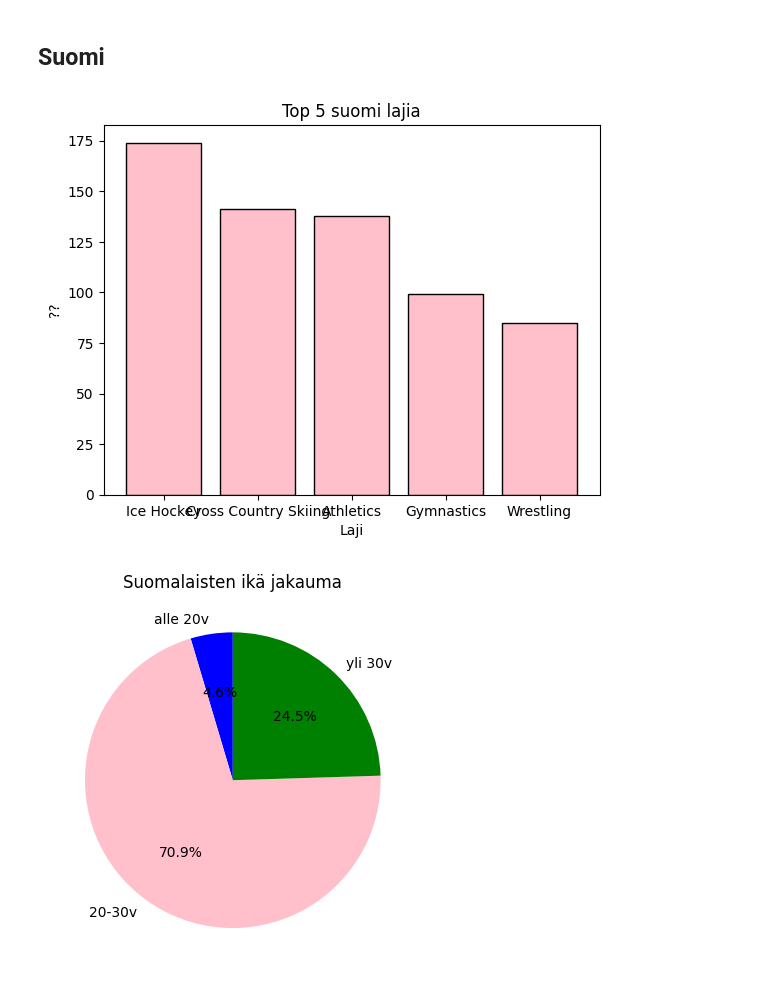
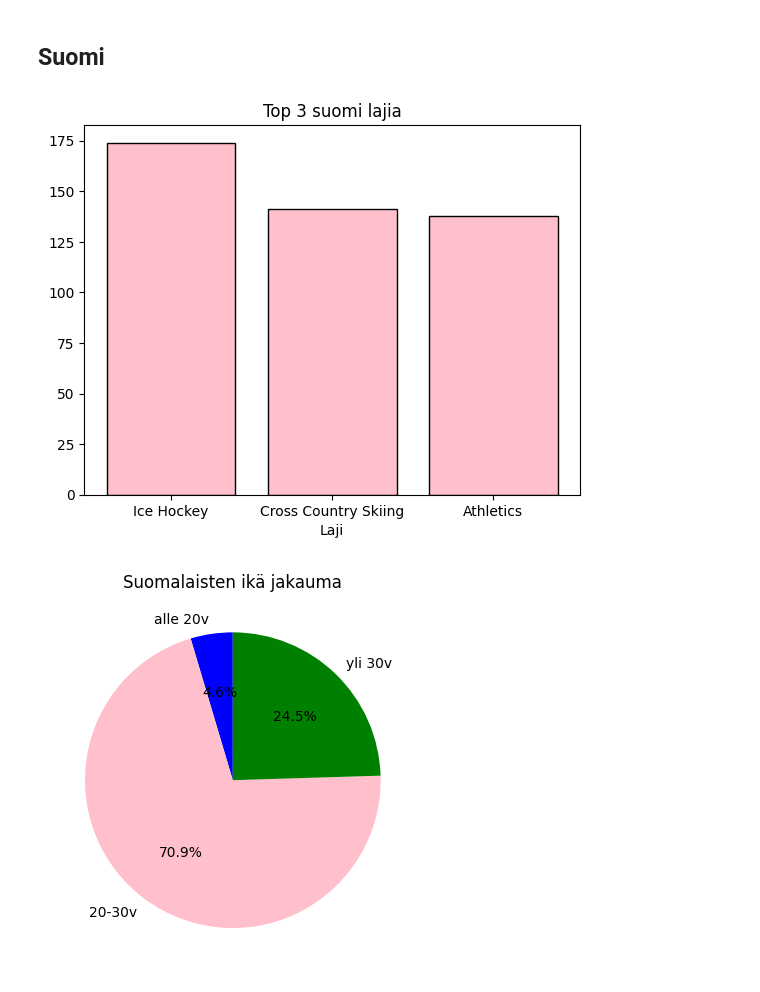
Before and after one commit to jomi112233/Analysointi-Ryhmatyo, a Jupyter notebook: projekti.ipynb, the cells around one changed output. Drawn from its saved outputs; the diff is of its cells as text; code cells hidden in the pictures.

```diff
--- a/projekti.ipynb
+++ b/projekti.ipynb
@@ -253,20 +223,20 @@ plt.show()
 # %% [markdown]
 ## Suomi
 # %%
-suomi_lajit = data[data['NOC'] == 'FIN']['Sport'].value_counts().head(5)
+suomi_lajit = data[data['NOC'] == 'FIN']['Sport'].value_counts().head(3)
 
 maat = suomi_lajit.index
 maara = suomi_lajit.values
 
 plt.bar(maat, maara, color='pink', edgecolor='black')
 
 plt.xlabel('Laji')
-plt.ylabel('??')
-plt.title('Top 5 suomi lajia')
+plt.ylabel('')
+plt.title('Top 3 suomi lajia')
 
 plt.show()
 # %% [output]
-[figure, old version]
+[figure, new version]
 # %%
 fin_data = data[data['NOC'] == 'FIN']
 
```
Also changed, not shown: parts of 4 cells of this notebook.
